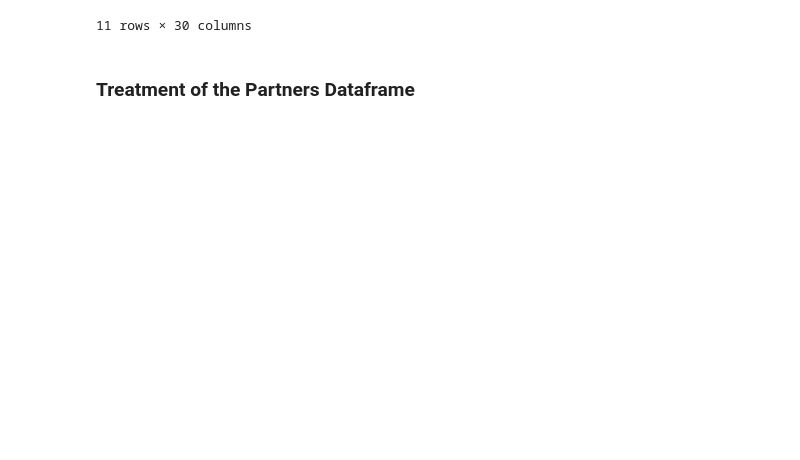
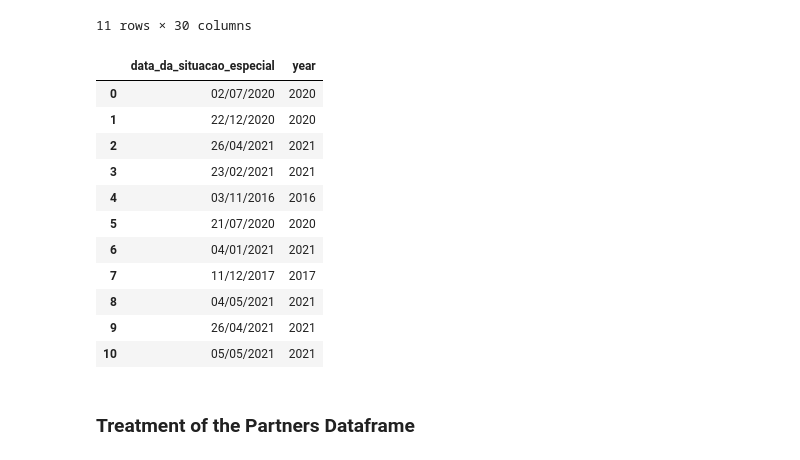
Before and after one commit to MBrugnaroto/Data-Engineering-Studies, a Jupyter notebook: apache-spark/code/data-pipeline.ipynb, the cells around one changed output. Saved outputs shown, nothing was run; the diff lists cells and outputs as text; code cells hidden in the pictures; blank space fills up the shorter version.

```diff
--- a/apache-spark/code/data-pipeline.ipynb
+++ b/apache-spark/code/data-pipeline.ipynb
@@ -185,6 +220,21 @@ df_establishments.filter("data_da_situacao_especial is not Null").toPandas()
 | 9 | 74551532 | 1 | 53 | 1 | None | 2 | ... |
 | 10 | 198717 | 1 | 90 | 1 | SUPERMERCADO ALVES | 2 | ... |
 11 rows × 30 columns
+# %%
+df_establishments.select('data_da_situacao_especial', year(to_date(col('data_da_situacao_especial'), 'dd/MM/yyyy')).alias('year')).where("data_da_situacao_especial is not Null").toPandas()
+# %% [output]
+|  | data_da_situacao_especial | year |
+| 0 | 02/07/2020 | 2020 |
+| 1 | 22/12/2020 | 2020 |
+| 2 | 26/04/2021 | 2021 |
+| 3 | 23/02/2021 | 2021 |
+| 4 | 03/11/2016 | 2016 |
+| 5 | 21/07/2020 | 2020 |
+| 6 | 04/01/2021 | 2021 |
+| 7 | 11/12/2017 | 2017 |
+| 8 | 04/05/2021 | 2021 |
+| 9 | 26/04/2021 | 2021 |
+| 10 | 05/05/2021 | 2021 |
 # %% [markdown]
 ### Treatment of the Partners Dataframe
 # %%
```
Also changed, not shown: parts of 30 cells of this notebook.
